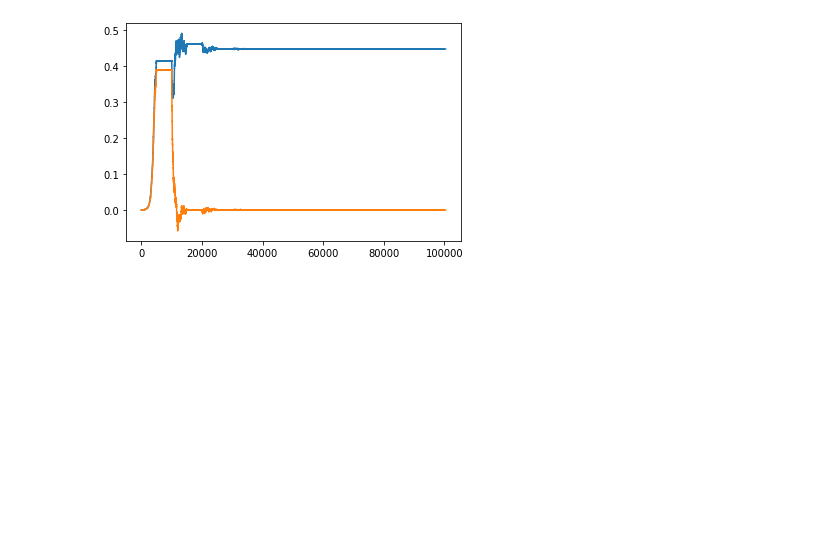
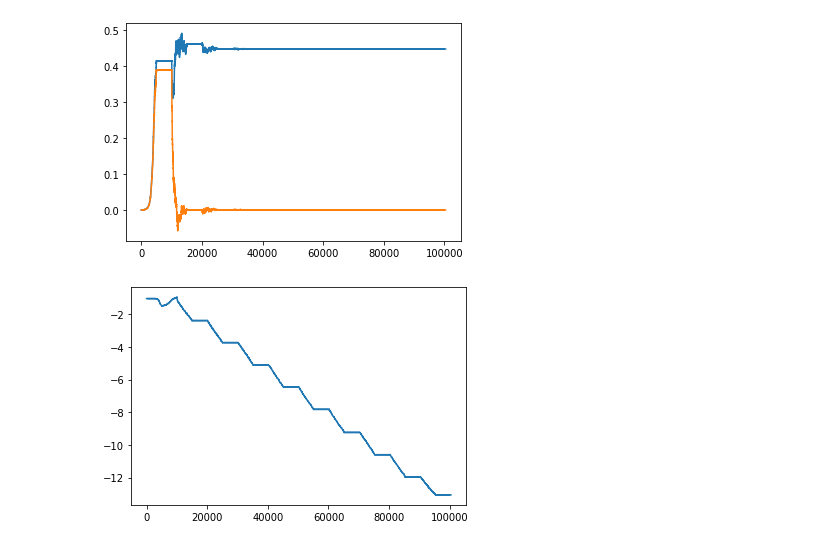
Before and after one commit to seblee97/student_teacher_catastrophic, a Jupyter notebook: notes/results.ipynb, the cells around one changed output. Saved outputs shown, nothing was run; the diff lists cells and outputs as text; code cells hidden in the pictures; blank space fills up the shorter version.

```diff
--- a/notes/results.ipynb
+++ b/notes/results.ipynb
@@ -24,3 +25,15 @@ plt.plot(range(len(sh01)), sh01)
 fig.show()
 # %% [output]
 [figure]
+# %%
+df = pd.read_csv("../experiments/results/onenote_results/index_1/data_logger.csv")
+df2 = pd.read_csv("../experiments/results/onenote_results/index_3/data_logger.csv")
+# %%
+ge1 = df["teacher_0_generalisation_error/log"].tolist()
+ge2 = df2["teacher_1_generalisation_error/log"].tolist()
+# %%
+fig = plt.figure()
+plt.plot(range(len(ge1)), ge1)
+fig.show()
+# %% [output]
+[figure, added]
```
Also changed, not shown: parts of 14 cells of this notebook.
